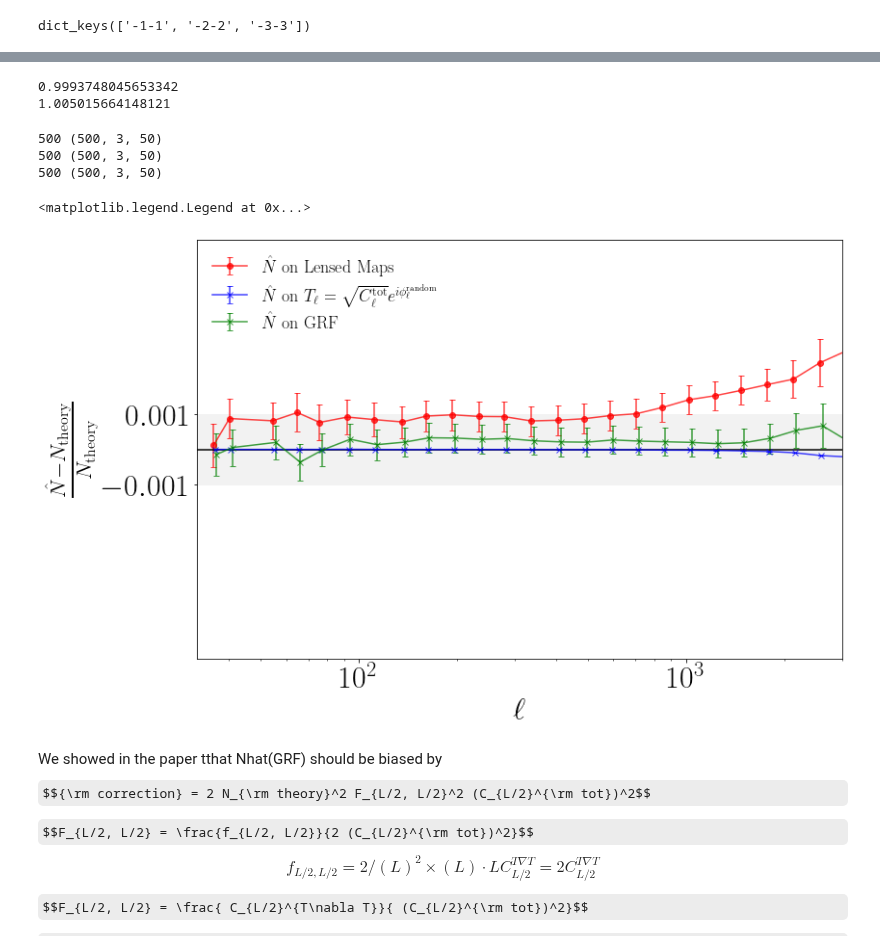
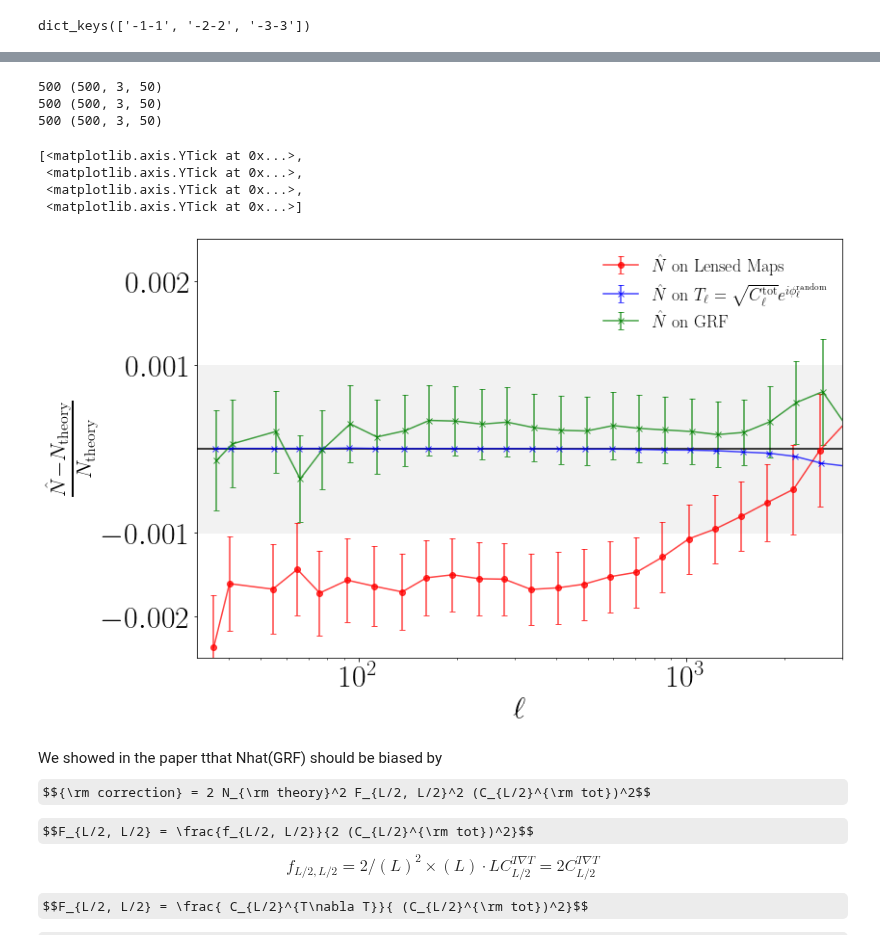
Before and after one commit to DelonShen/LensQuEst, a Jupyter notebook: dev/check_randomized.ipynb, the cells around one changed output, grey strips where cells are left out. Drawn from its saved outputs; the diff is of its cells as text; code cells hidden in the pictures; some formulas as TeX source.

Commit message:
generated graphs and giving up

```diff
--- a/dev/check_randomized.ipynb
+++ b/dev/check_randomized.ipynb
@@ -227,8 +227,7 @@ def combine_Cl(Cls_tot):
     n_runs = np.shape(Cls_tot)[0]
     print(n_runs, np.shape(Cls_tot))
     lCen = Cls_tot[0][0]
-
-    Cls = np.mean(Cls_tot[:,1,:], axis=0)
+    Cls = np.sum(np.transpose(Cls_tot, axes=[1,2,0])[1], axis=1)/n_runs
     sCls = np.std(Cls_tot[:,1,:], axis=0)/np.sqrt(n_runs)
 #     sCls = np.sqrt(np.sum(np.square(Cls_tot[:,2,:]), axis=0))/n_runs
 
@@ -318,14 +317,5 @@ plt.savefig('figures/Nhat various.pdf', bbox_inches='tight')
 # %%
 ra = (baseMap.sizeX + baseMap.dX)*(baseMap.sizeY + baseMap.dY)/ (baseMap.sizeX * baseMap.sizeY)
-ra = ra**(-1/4)
-print(ra)
-dX0 = baseMap.sizeX / baseMap.nX
-ra = baseMap.dX  * baseMap.dY/(dX0**2)
-ra=ra**2
-print(ra)
-# %% [output]
-0.9993748045653342
-1.005015664148121
 # %%
 offset=0.01
 
@@ -365,35 +355,41 @@ ax.errorbar(lCen0+tmp, (Cl0-Cl1)/(Cl1), yerr=sCl0/Cl1, alpha=0.75,
 
 # lCen0, Cl0, sCl0 = combine_Cl(np.array(ps_data['GRF havled']))
 # ax.errorbar(lCen0, (Cl0-Cl1)/(Cl1), yerr=sCl0/Cl1, alpha=0.75,
 #             fmt='x-', capsize=3, capthick=1, c='lightgreen', label=r'$\hat N$ on GRF [Halved Stats]')#, label=labels[key], c=colors[key])
 
 
 ax.legend(frameon=False)
 ax.set_xscale('log')
 ax.set_xlabel(r'$\ell$')
 ax.set_ylabel(r'$\frac{\hat N-N_{\rm theory}}{N_{\rm theory}}$')
 
 # ax.set_yscale('log')
 ax.set_xlim(lMin,2*lMax)
 # ax.set_ylim(1.1e-10,.9e-3)
 
 ax.fill_between([0, 1e20], [-0.001, -0.001], [0.001, 0.001], alpha=1, color='0.95')#, label=r'$<1\%$ Error')
 
 # ax.set_yscale('symlog', linthresh=.5e-2)
 
 ax.axhline(0, c='k')
 
 ax.set_ylim(-.06e-1, .06e-1)
 ax.set_xlim(32, 3000)
 ax.set_yticks([-0.001,0.001,])#- 0.002,0.001, 0.002])
 ax.legend(frameon=False)
 # ax.set_yticks([-1e-1,-1e-2,-1e-3,1e-1,1e-2,1e-3])
+ax.set_ylim(-.25e-2, .25e-2)
+
+ax.set_yticks([-0.001,- 0.002,0.001, 0.002])
 # %% [output]
 500 (500, 3, 50)
 500 (500, 3, 50)
 500 (500, 3, 50)
-<matplotlib.legend.Legend at 0x...>
+[<matplotlib.axis.YTick at 0x...>,
+ <matplotlib.axis.YTick at 0x...>,
+ <matplotlib.axis.YTick at 0x...>,
+ <matplotlib.axis.YTick at 0x...>]
-[figure, old version]
+[figure, new version]
 # %%
 # offset=0.03
 
```
Also changed, not shown: parts of 1 cell of this notebook, 4 other files.
